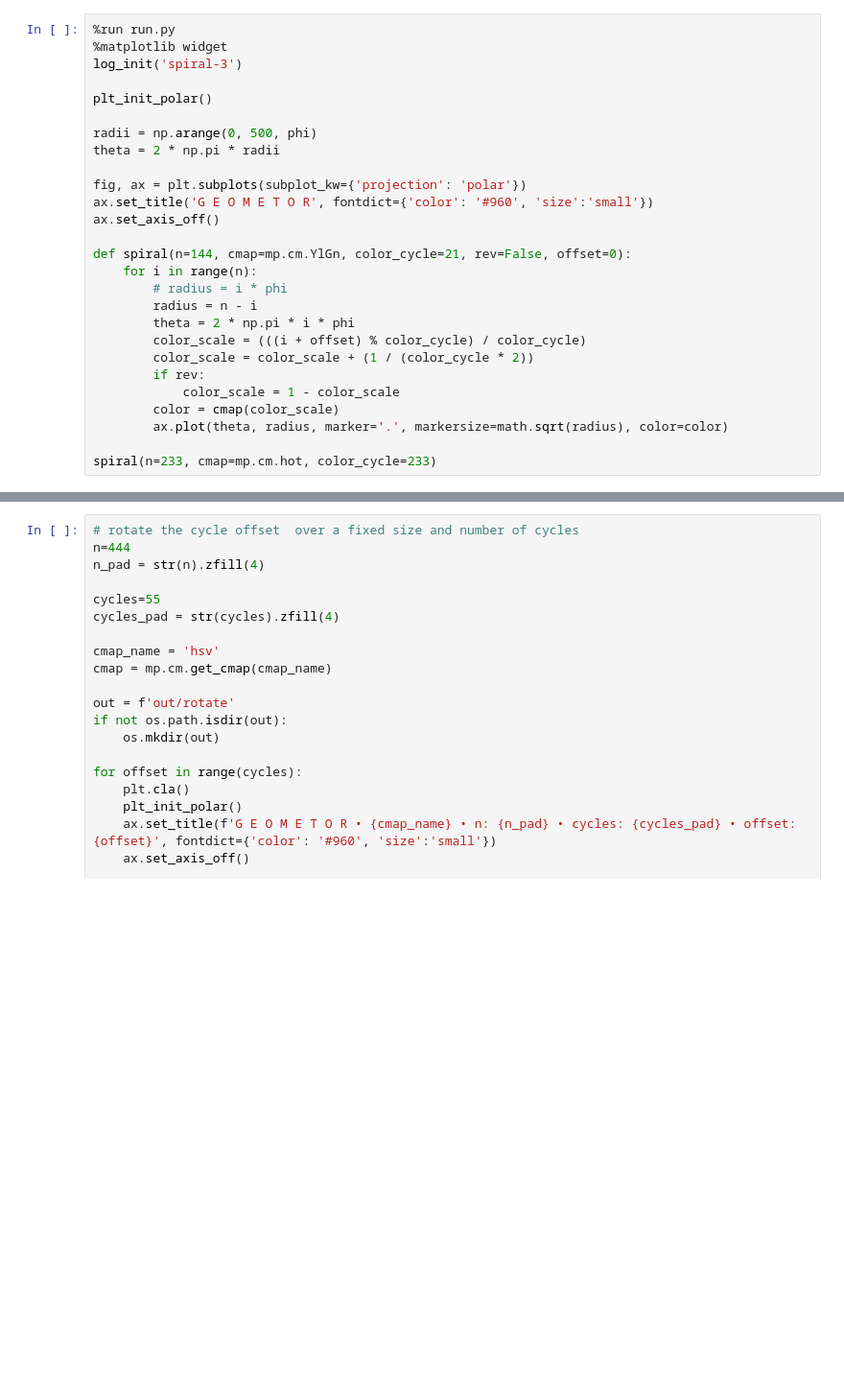
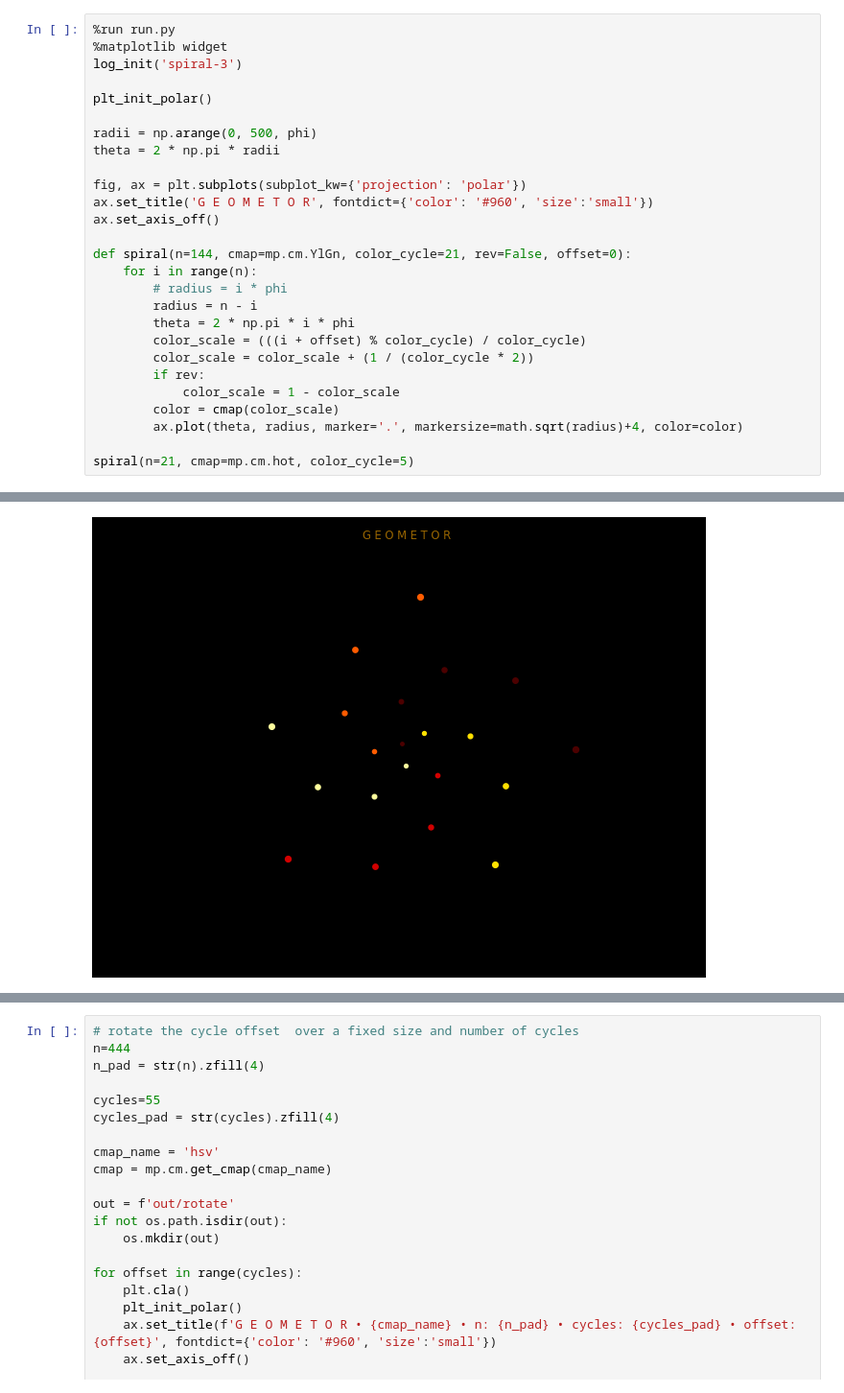
Before and after one commit to geometor/explorer-notebooks, a Jupyter notebook: spiral-polar.ipynb, the cells around one changed output, grey strips where cells are left out. Shown at 96% size. Drawn from its saved outputs; the diff is of its cells as text; blank space fills up the shorter version.

Commit message:
clarify spiral animation builder

```diff
--- a/spiral-polar.ipynb
+++ b/spiral-polar.ipynb
@@ -22,7 +22,7 @@ def spiral(n=144, cmap=mp.cm.YlGn, color_cycle=21, rev=False, offset=0):
         if rev:
             color_scale = 1 - color_scale
         color = cmap(color_scale)
-        ax.plot(theta, radius, marker='.', markersize=math.sqrt(radius), color=color)
+        ax.plot(theta, radius, marker='.', markersize=math.sqrt(radius)+4, color=color)
 
-spiral(n=233, cmap=mp.cm.hot, color_cycle=233)
+spiral(n=21, cmap=mp.cm.hot, color_cycle=5)
 # %% [output]
@@ -30,2 +29,3 @@ spiral(n=233, cmap=mp.cm.hot, color_cycle=233)
+[figure, added]
 # %%
 # grow
```
Also changed, not shown: parts of 4 cells of this notebook, 3 other files.
